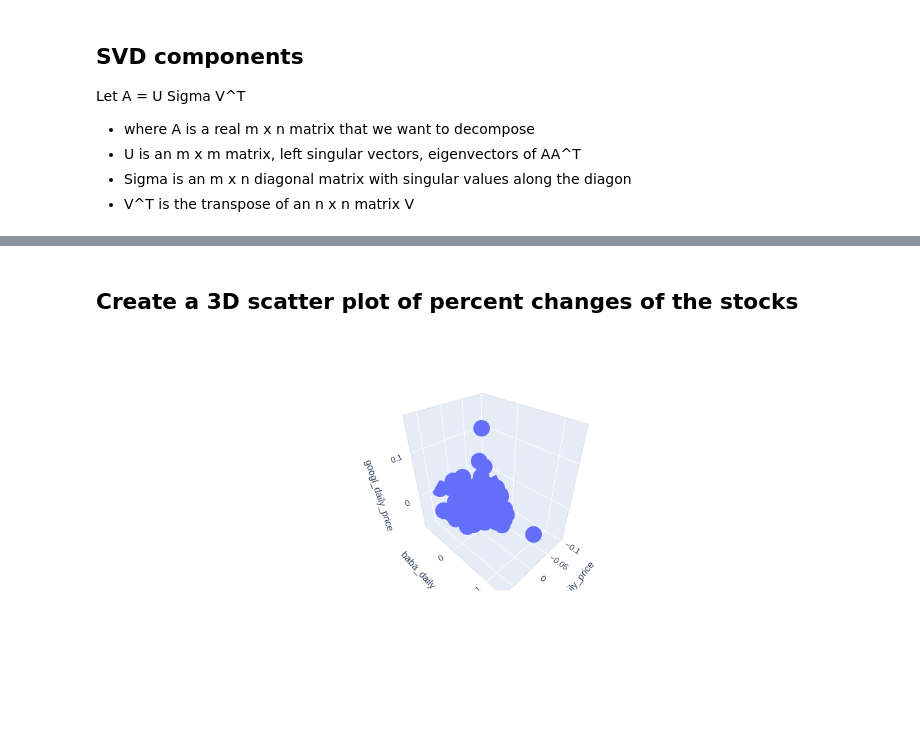
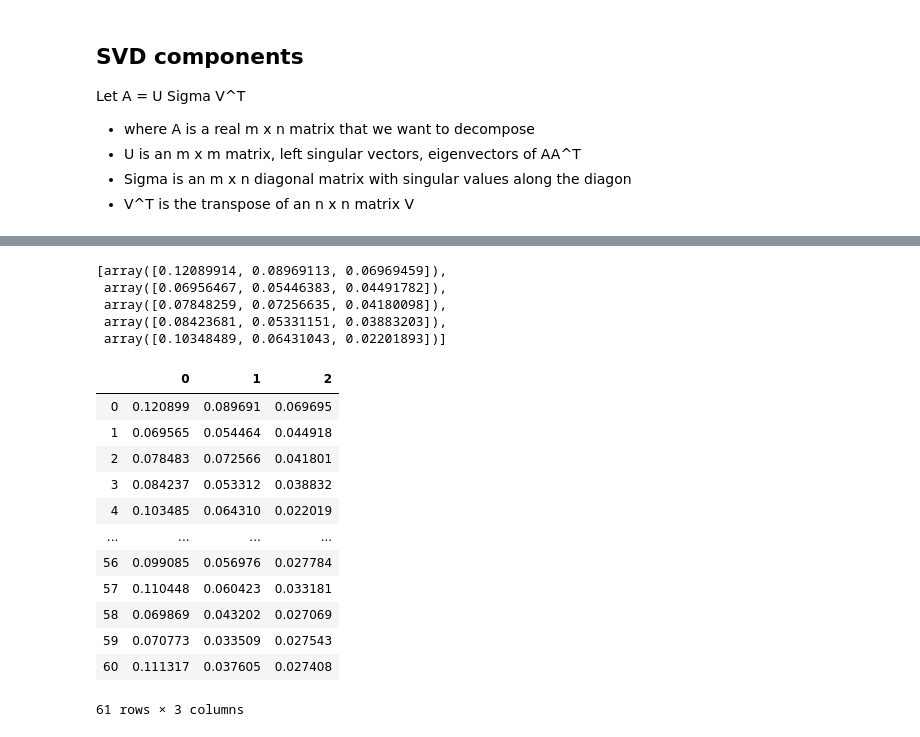
Before and after one commit to AndrewMarksArt/math389L_adv_big_data_analysis, a Jupyter notebook: homework/HW2_SVD.ipynb, the cells around one changed output, grey strips where cells are left out. Cells and saved outputs as stored; diff of their text form; code cells hidden in the pictures; blank space fills up the shorter version.

```diff
--- a/homework/HW2_SVD.ipynb
+++ b/homework/HW2_SVD.ipynb
@@ -113,13 +133,3 @@ Let A = U Sigma V^T
 * U is an m x m matrix, left singular vectors, eigenvectors of AA^T
 * Sigma is an m x n diagonal matrix with singular values along the diagon
 * V^T is the transpose of an n x n matrix V
-# %%
-# set prices = to A
-A = np.array(prices_pct)
-print(f'prices_pct dataframe as matrix A:\n\n{A}\n')
-
-# use svd from scipy to get U, Sigma, and V^T
-U, s, VT = svd(A)
-print(f'm x m Matrix U:\n\n{U}\n\n')
-print(f'Sigmas:\n\n{s}\n\n')
-print(f'n x n Matrix V^T:\n\n{VT}\n')
@@ -258,18 +135,0 @@ ax.set_ylim(bottom + 0.5, top - 0.5)
-# %% [markdown]
-## Create a 3D scatter plot of percent changes of the stocks
-# %%
-# TODO: update and fix scatter plot
-
-import plotly.express as px
-
-data = prices_pct
-
-fig = px.scatter_3d( data,
-    x = 'aapl_daily_price',
-    y = 'baba_daily_price',
-    z = 'googl_daily_price',
-)
-
-fig.show()
-# %% [output]
-[figure, removed]
@@ -275,0 +143,8 @@ fig.show()
+# %%
+sigmas[:5]
+# %% [output]
+[array([0.12089914, 0.08969113, 0.06969459]),
+ array([0.06956467, 0.05446383, 0.04491782]),
+ array([0.07848259, 0.07256635, 0.04180098]),
+ array([0.08423681, 0.05331151, 0.03883203]),
+ array([0.10348489, 0.06431043, 0.02201893])]
@@ -275,0 +153,16 @@ fig.show()
+# %%
+sigmas_df
+# %% [output]
+|  | 0 | 1 | 2 |
+| 0 | 0.120899 | 0.089691 | 0.069695 |
+| 1 | 0.069565 | 0.054464 | 0.044918 |
+| 2 | 0.078483 | 0.072566 | 0.041801 |
+| 3 | 0.084237 | 0.053312 | 0.038832 |
+| 4 | 0.103485 | 0.064310 | 0.022019 |
+| ... | ... | ... | ... |
+| 56 | 0.099085 | 0.056976 | 0.027784 |
+| 57 | 0.110448 | 0.060423 | 0.033181 |
+| 58 | 0.069869 | 0.043202 | 0.027069 |
+| 59 | 0.070773 | 0.033509 | 0.027543 |
+| 60 | 0.111317 | 0.037605 | 0.027408 |
+61 rows × 3 columns
```
Also changed, not shown: parts of 32 cells of this notebook.
